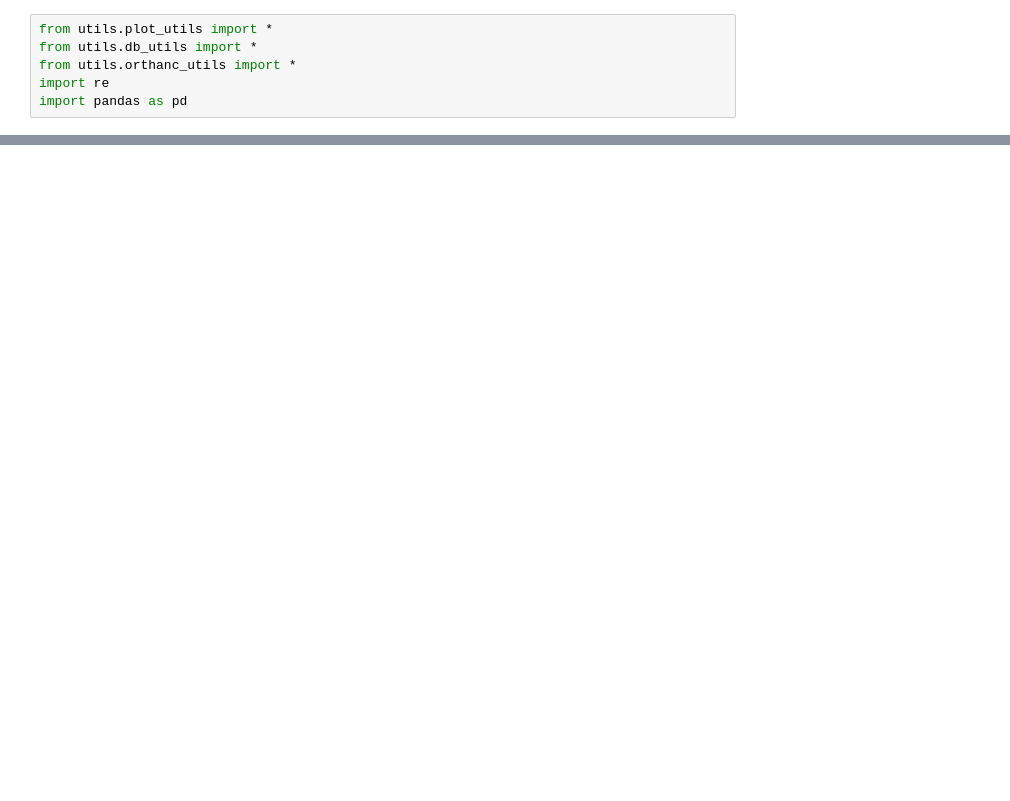
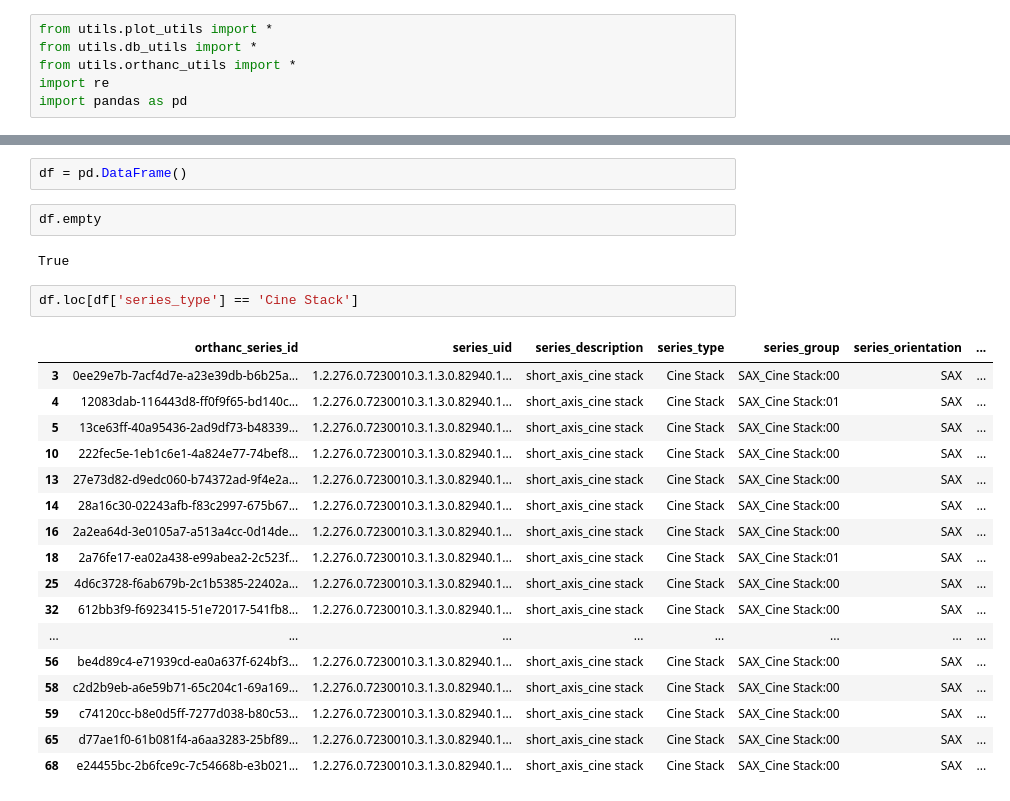
Before and after one commit to mrphys/imageCLASP, a Jupyter notebook: check_db.ipynb, the cells around one changed output, grey strips where cells are left out. Cells and saved outputs as stored; diff of their text form; blank space fills up the shorter version.

```diff
--- a/check_db.ipynb
+++ b/check_db.ipynb
@@ -28,0 +53,26 @@ df
+# %%
+df = pd.DataFrame()
+# %%
+df.empty
+# %% [output]
+True
+# %%
+df.loc[df['series_type'] == 'Cine Stack']
+# %% [output]
+|  | orthanc_series_id | series_uid | series_description | series_type | series_group | series_orientation | ... |
+| 3 | 0ee29e7b-7acf4d7e-a23e39db-b6b25a... | 1.2.276.0.7230010.3.1.3.0.82940.1... | short_axis_cine stack | Cine Stack | SAX_Cine Stack:00 | SAX | ... |
+| 4 | 12083dab-116443d8-ff0f9f65-bd140c... | 1.2.276.0.7230010.3.1.3.0.82940.1... | short_axis_cine stack | Cine Stack | SAX_Cine Stack:01 | SAX | ... |
+| 5 | 13ce63ff-40a95436-2ad9df73-b48339... | 1.2.276.0.7230010.3.1.3.0.82940.1... | short_axis_cine stack | Cine Stack | SAX_Cine Stack:00 | SAX | ... |
+| 10 | 222fec5e-1eb1c6e1-4a824e77-74bef8... | 1.2.276.0.7230010.3.1.3.0.82940.1... | short_axis_cine stack | Cine Stack | SAX_Cine Stack:00 | SAX | ... |
+| 13 | 27e73d82-d9edc060-b74372ad-9f4e2a... | 1.2.276.0.7230010.3.1.3.0.82940.1... | short_axis_cine stack | Cine Stack | SAX_Cine Stack:00 | SAX | ... |
+| 14 | 28a16c30-02243afb-f83c2997-675b67... | 1.2.276.0.7230010.3.1.3.0.82940.1... | short_axis_cine stack | Cine Stack | SAX_Cine Stack:00 | SAX | ... |
+| 16 | 2a2ea64d-3e0105a7-a513a4cc-0d14de... | 1.2.276.0.7230010.3.1.3.0.82940.1... | short_axis_cine stack | Cine Stack | SAX_Cine Stack:00 | SAX | ... |
+| 18 | 2a76fe17-ea02a438-e99abea2-2c523f... | 1.2.276.0.7230010.3.1.3.0.82940.1... | short_axis_cine stack | Cine Stack | SAX_Cine Stack:01 | SAX | ... |
+| 25 | 4d6c3728-f6ab679b-2c1b5385-22402a... | 1.2.276.0.7230010.3.1.3.0.82940.1... | short_axis_cine stack | Cine Stack | SAX_Cine Stack:00 | SAX | ... |
+| 32 | 612bb3f9-f6923415-51e72017-541fb8... | 1.2.276.0.7230010.3.1.3.0.82940.1... | short_axis_cine stack | Cine Stack | SAX_Cine Stack:00 | SAX | ... |
+| ... | ... | ... | ... | ... | ... | ... | ... |
+| 56 | be4d89c4-e71939cd-ea0a637f-624bf3... | 1.2.276.0.7230010.3.1.3.0.82940.1... | short_axis_cine stack | Cine Stack | SAX_Cine Stack:00 | SAX | ... |
+| 58 | c2d2b9eb-a6e59b71-65c204c1-69a169... | 1.2.276.0.7230010.3.1.3.0.82940.1... | short_axis_cine stack | Cine Stack | SAX_Cine Stack:00 | SAX | ... |
+| 59 | c74120cc-b8e0d5ff-7277d038-b80c53... | 1.2.276.0.7230010.3.1.3.0.82940.1... | short_axis_cine stack | Cine Stack | SAX_Cine Stack:00 | SAX | ... |
+| 65 | d77ae1f0-61b081f4-a6aa3283-25bf89... | 1.2.276.0.7230010.3.1.3.0.82940.1... | short_axis_cine stack | Cine Stack | SAX_Cine Stack:00 | SAX | ... |
+| 68 | e24455bc-2b6fce9c-7c54668b-e3b021... | 1.2.276.0.7230010.3.1.3.0.82940.1... | short_axis_cine stack | Cine Stack | SAX_Cine Stack:00 | SAX | ... |
```
Also changed, not shown: parts of 9 cells of this notebook, 30 other files.
